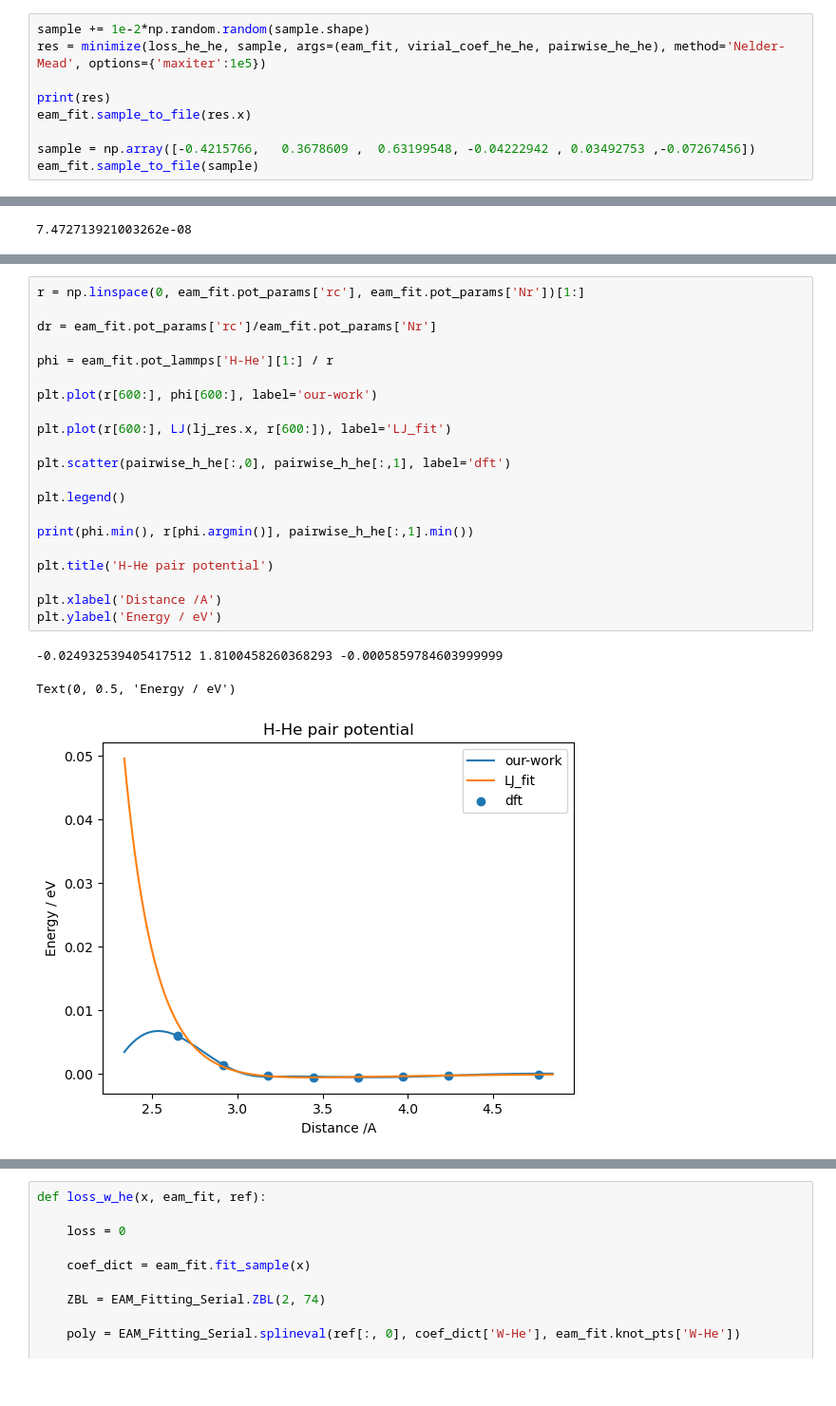
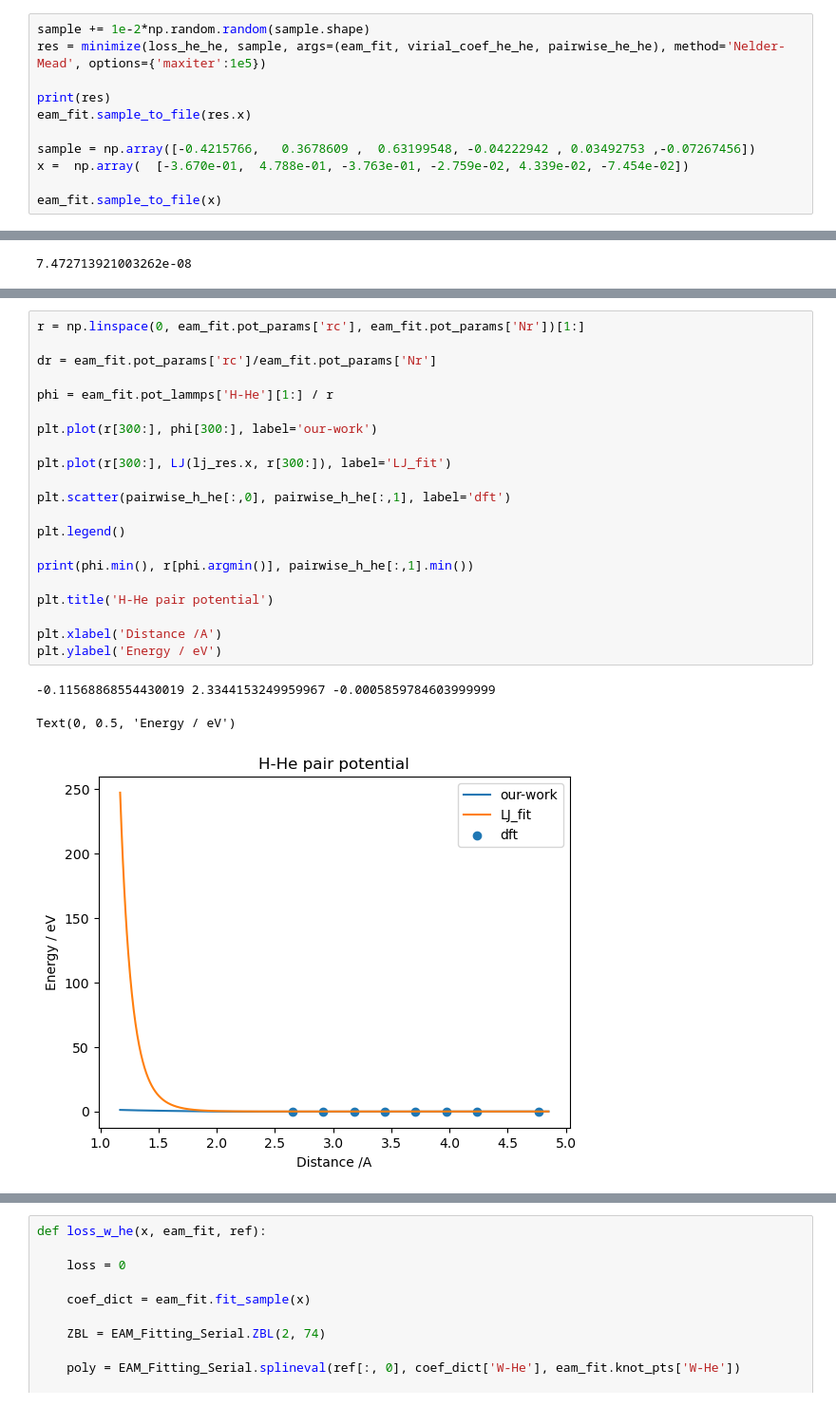
Before and after one commit to Samanyu-T/Lammps_MD, a Jupyter notebook: Jupyter_Notebooks/test_energies.ipynb, the cells around one changed output, grey strips where cells are left out. Shown at 95% size. Saved outputs shown, nothing was run; the diff lists cells and outputs as text.

```diff
--- a/Jupyter_Notebooks/test_energies.ipynb
+++ b/Jupyter_Notebooks/test_energies.ipynb
@@ -251,7 +251,9 @@ print(res)
 eam_fit.sample_to_file(res.x)
 
 sample = np.array([-0.4215766,   0.3678609 ,  0.63199548, -0.04222942 , 0.03492753 ,-0.07267456])
-eam_fit.sample_to_file(sample)
+x =  np.array(  [-3.670e-01,  4.788e-01, -3.763e-01, -2.759e-02, 4.339e-02, -7.454e-02])
+
+eam_fit.sample_to_file(x)
 # %% [output]
        message: Optimization terminated successfully.
        success: True
@@ -488,28 +492,28 @@ eam_fit.sample_to_file(res.x)
 # %%
 r = np.linspace(0, eam_fit.pot_params['rc'], eam_fit.pot_params['Nr'])[1:]
 
 dr = eam_fit.pot_params['rc']/eam_fit.pot_params['Nr']
 
 phi = eam_fit.pot_lammps['H-He'][1:] / r
 
-plt.plot(r[600:], phi[600:], label='our-work')
+plt.plot(r[300:], phi[300:], label='our-work')
 
-plt.plot(r[600:], LJ(lj_res.x, r[600:]), label='LJ_fit')
+plt.plot(r[300:], LJ(lj_res.x, r[300:]), label='LJ_fit')
 
 plt.scatter(pairwise_h_he[:,0], pairwise_h_he[:,1], label='dft')
 
 plt.legend()
 
 print(phi.min(), r[phi.argmin()], pairwise_h_he[:,1].min())
 
 plt.title('H-He pair potential')
 
 plt.xlabel('Distance /A')
 plt.ylabel('Energy / eV')
 # %% [output]
--0.024932539405417512 1.8100458260368293 -0.0005859784603999999
+-0.11568868554430019 2.3344153249959967 -0.0005859784603999999
 Text(0, 0.5, 'Energy / eV')
-[figure, old version]
+[figure, new version]
 # %%
 plt.loglog(r[200:], phi[200:])
 plt.loglog(r[200:], LJ(lj_res.x, r[200:]))
```
Also changed, not shown: parts of 12 cells of this notebook, 16 other files.
